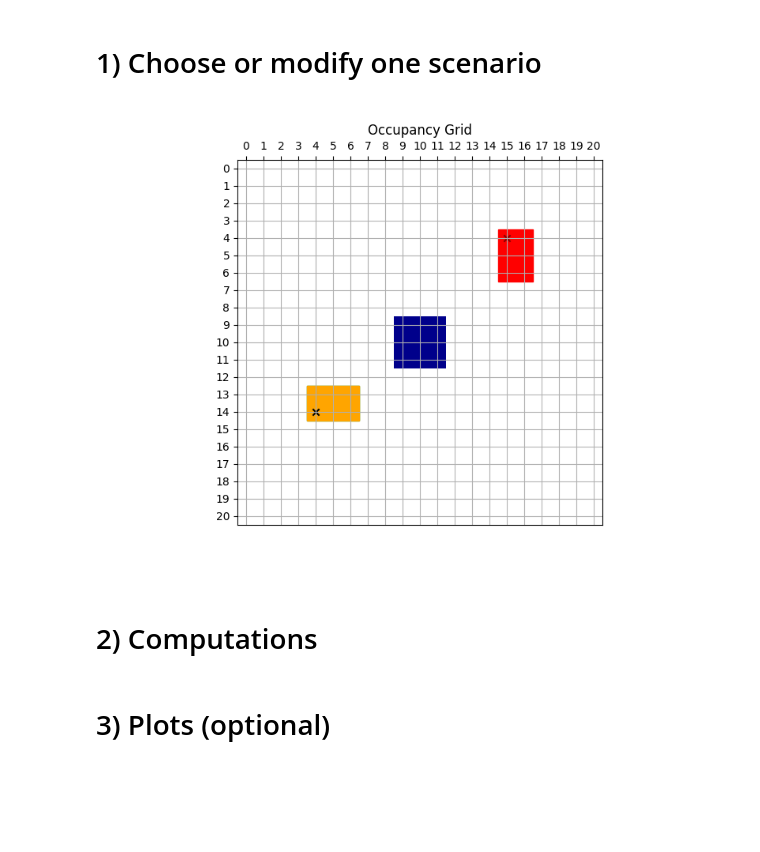
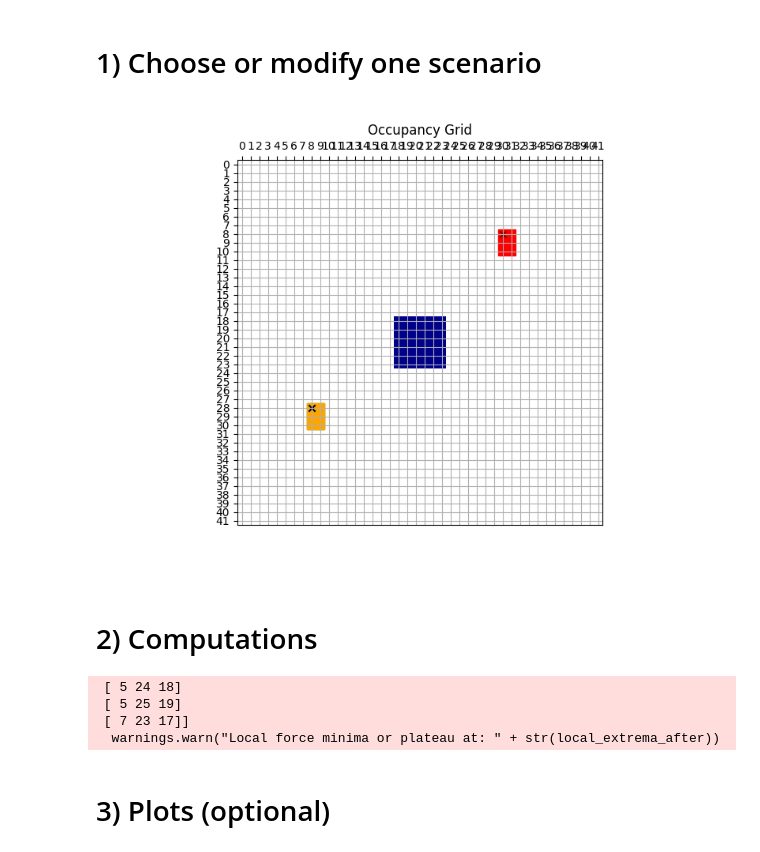
Before and after one commit to ca-schue/potential-field, a Jupyter notebook: robotic-potential-navigation.ipynb, the cells around one changed output. Cells and saved outputs as stored; diff of their text form; code cells hidden in the pictures; blank space fills up the shorter version.

```diff
--- a/robotic-potential-navigation.ipynb
+++ b/robotic-potential-navigation.ipynb
@@ -49,7 +49,7 @@ plot_occupancy_grid(
     rotation_step=rotation_step)
 plt.show()
 # %%
-# 2x4 Robot, 90° Rotation, 18x18 Occu. Grid, 1 Obstacle in middle
+# 2x3 Robot, 90° Rotation, 21x21 Occu. Grid, 1 Obstacle in middle
 
 %matplotlib widget
 import matplotlib.pyplot as plt
@@ -61,7 +61,7 @@ robot_length = 3
 
 # Plots
 optional_plots = True # Set true only for width/height <= 30px and rotation_step >= 30° (Very resource intensive)
-gradient_decent_plots = True # Set true only for width/height < 20px and rotation_step = 90° (Very resource intensive)
+gradient_decent_plots = False # Set true only for width/height < 20px and rotation_step = 90° (Very resource intensive)
 
 # Rotationsgranularität
 rotation_step = 45
@@ -97,8 +97,57 @@ plot_occupancy_grid(
     start_point=start_point,
     rotation_step=rotation_step)
 plt.show()
-# %% [output]
-[figure, removed]
+# %%
+# 4x6 Robot, 90° Rotation, 42x42 Occu. Grid, 1 Obstacle in middle
+
+%matplotlib widget
+import matplotlib.pyplot as plt
+from occupancy_grid import add_obstacle, generate_empty_occupancy_grid, plot_occupancy_grid
+
+# Robotermaße
+robot_width = 2
+robot_length = 3
+
+# Plots
+optional_plots = True # Set true only for width/height <= 30px and rotation_step >= 30° (Very resource intensive)
+gradient_decent_plots = False # Set true only for width/height < 20px and rotation_step = 90° (Very resource intensive)
+
+# Rotationsgranularität
+rotation_step = 45
+
+# Start- und Zielpunkt festlegen
+start_point = (8, 28, 0)
+goal_point = (30, 8, 0)
+current_position=start_point
+
+# Occupancy Grid
+occupancy_grid_width = 42
+occupancy_grid_length = 42
+occupancy_grid = generate_empty_occupancy_grid(width=occupancy_grid_width,length=occupancy_grid_length)
+
+# Obstacles
+occupancy_grid = add_obstacle(
+    occupancy_grid=occupancy_grid,
+    width=6,
+    length=6,
+    x=18,
+    y=18)
+
+fig = plt.figure(figsize=(8, 6))
+plot_axis = fig.add_subplot(111)
+plot_occupancy_grid(
+    occupancy_grid=occupancy_grid,
+    goal_point=goal_point,
+    current_position=current_position,
+    plot_axis=plot_axis,
+    robot_width=robot_width,
+    robot_length=robot_length,
+    ticks=True,
+    start_point=start_point,
+    rotation_step=rotation_step)
+plt.show()
+# %% [output]
+[figure, added]
 # %%
 # 1x1 Robot, 90° Rotation, 18x18 Occu. Grid, Trapped in "<"
 
@@ -667,7 +716,9 @@ from potential import compute_potential_attraction_repulsion, compute_potential_
 
 potential = compute_potential_attraction_repulsion(
     configuration_space=configuration_space,
-    goal=goal_point
+    goal=goal_point,
+    attraction_weight=5,
+    repulsion_weight=1
 )
 #potential = compute_potential_wavefront(
 #    configuration_space=configuration_space,
@@ -681,6 +732,11 @@ from gradients import compute_gradients, compute_obstacle_gradients, fix_local_m
 force_field_x, force_field_y, force_field_rotation = compute_gradients(potential, goal_point)
 compute_obstacle_gradients(force_field_x, force_field_y, force_field_rotation, potential)
 fix_local_maxima(force_field_x, force_field_y, force_field_rotation, potential, goal_point)
+# %% [output]
+ [ 5 24 18]
+ [ 5 25 19]
+ [ 7 23 17]]
+  warnings.warn("Local force minima or plateau at: " + str(local_extrema_after))
 # %% [markdown]
 # 3) Plots (optional)
 # %%
```
Also changed, not shown: parts of 2 cells of this notebook, 1 other file.
